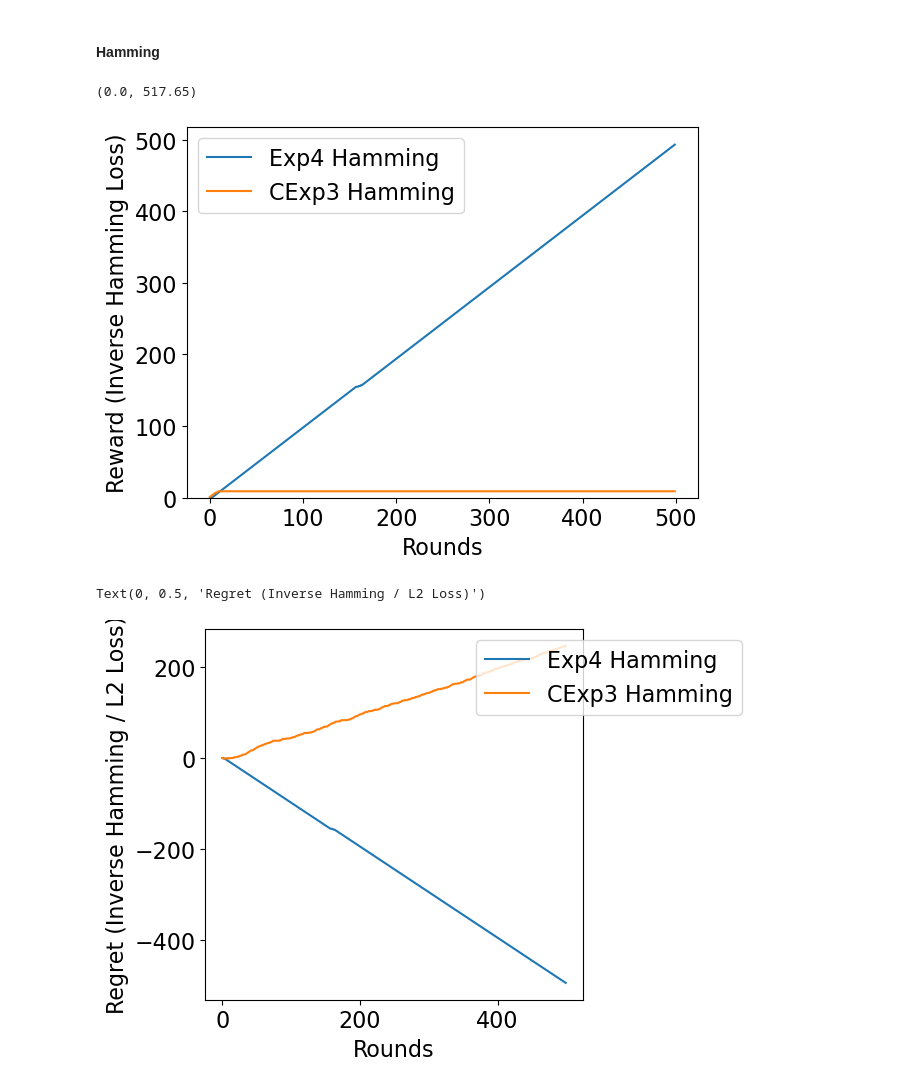
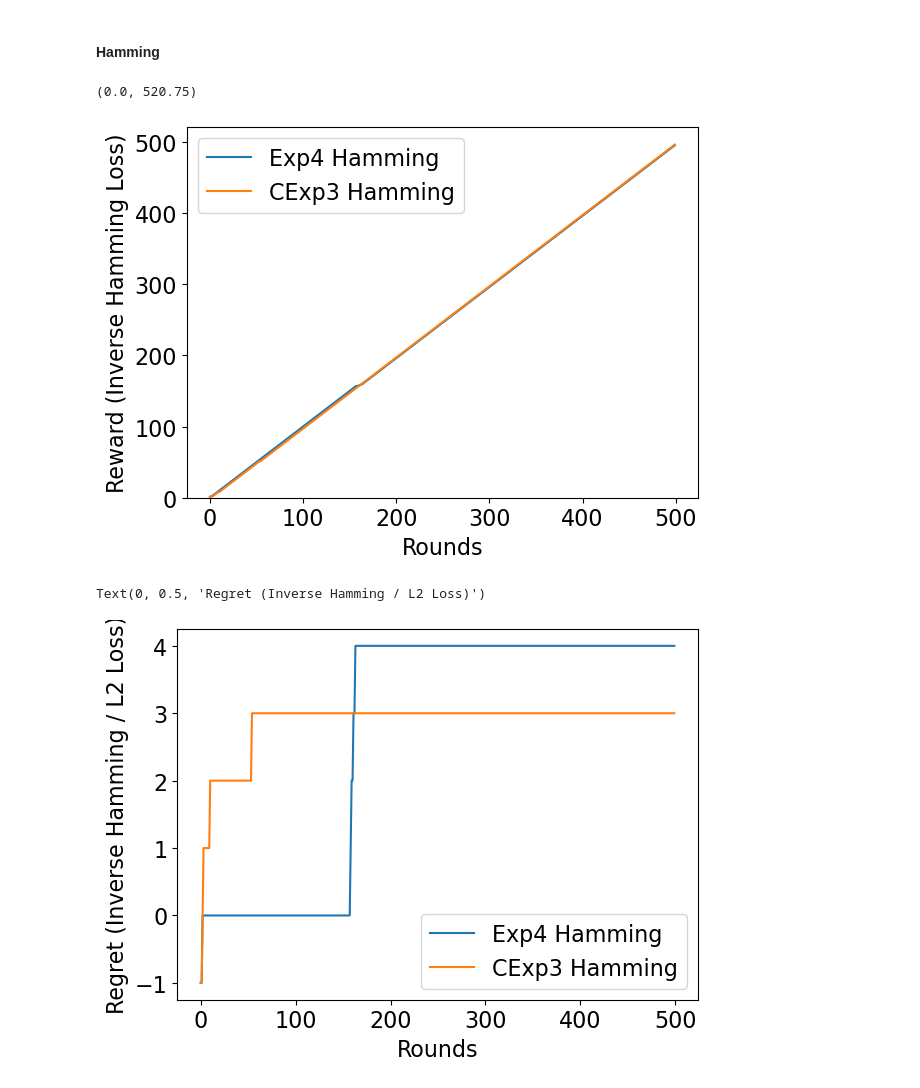
Before and after one commit to wyuan65/OnlineSubspaceRegression, a Jupyter notebook: bandits.ipynb, the cells around one changed output. Cells and saved outputs as stored; diff of their text form; code cells hidden in the pictures.

```diff
--- a/bandits.ipynb
+++ b/bandits.ipynb
@@ -249,9 +249,9 @@ def inverse_hamming_loss(X,Y):
     Input:
     X, Y
     Output:
-    X ~= Y
+    X == Y
     """
-    return X != Y
+    return X == Y
 # %%
 def inverse_l2_loss(context,i):
     """
@@ -301,11 +301,11 @@ def context_dependent_exp3_sim(alg,reward_func,contexts,args):
             rewards_actual[i] += reward_func(contexts[t],i)
             log_weights[task_record[t],i] += 1
             if i == action:
-                log_weights[task_record[t],action] += (1-reward)/probs[action]
-        regrets.append(max(rewards_actual) - reward_cum)
+                log_weights[task_record[t],action] += -(1-reward)/probs[action]
+        regrets.append(t - reward_cum)
     return regrets, rewards, log_weights
 regrets_CExp3_hamming, rewards_CExp3_hamming, log_weights_Exp3_hamming = context_dependent_exp3_sim(CExp3,inverse_hamming_loss,task_record,[1])
-regrets_CExp3_l2, rewards_CExp3_l2, log_weights_Exp3_l2 = context_dependent_exp3_sim(CExp3,inverse_l2_trunc_loss,task_record,[1])
+#regrets_CExp3_l2, rewards_CExp3_l2, log_weights_Exp3_l2 = context_dependent_exp3_sim(CExp3,inverse_l2_trunc_loss,task_record,[1])
 # %% [markdown]
 #### Exp4
 # %%
@@ -332,7 +332,7 @@ def context_dependent_exp4_sim(alg,reward_func,contexts,args):
             reward_est[j] += reward_func(contexts[t],j)
             if j == action:
                 reward_est[action] = reward/(probs[action]+eps)
-        regrets.append(max(rewards_actual) - reward_cum)
+        regrets.append(t - reward_cum)
     return regrets, rewards
 
 regrets_Exp4_hamming, rewards_Exp4_hamming = context_dependent_exp4_sim(Exp4,inverse_hamming_loss,task_record,[1])
@@ -363,21 +363,21 @@ plt.xlabel("Rounds")
 plt.ylabel("Reward (Inverse Hamming Loss)")
 plt.ylim(0, y_lim)
 # %% [output]
-(0.0, 517.65)
+(0.0, 520.75)
-[figure, old version]
+[figure, new version]
 # %%
 x_axis=np.arange(T)
 y_lim = None
 
 j4 = plt.figure(8)
 plt.plot(regrets_Exp4_hamming, label = "Exp4 Hamming")
 #plt.plot(regrets_Exp4_l2, label = "Exp4 L2")
 plt.plot(regrets_CExp3_hamming, label = "CExp3 Hamming")
 #plt.plot(regrets_CExp3_l2, label = "CExp3 L2")
-plt.legend(loc = "upper right",bbox_to_anchor=(1.45, 1))
+plt.legend(loc = "lower right")
 
 plt.xlabel("Rounds")
 plt.ylabel("Regret (Inverse Hamming / L2 Loss)")
 # %% [output]
 Text(0, 0.5, 'Regret (Inverse Hamming / L2 Loss)')
-[figure, old version]
+[figure, new version]
```
